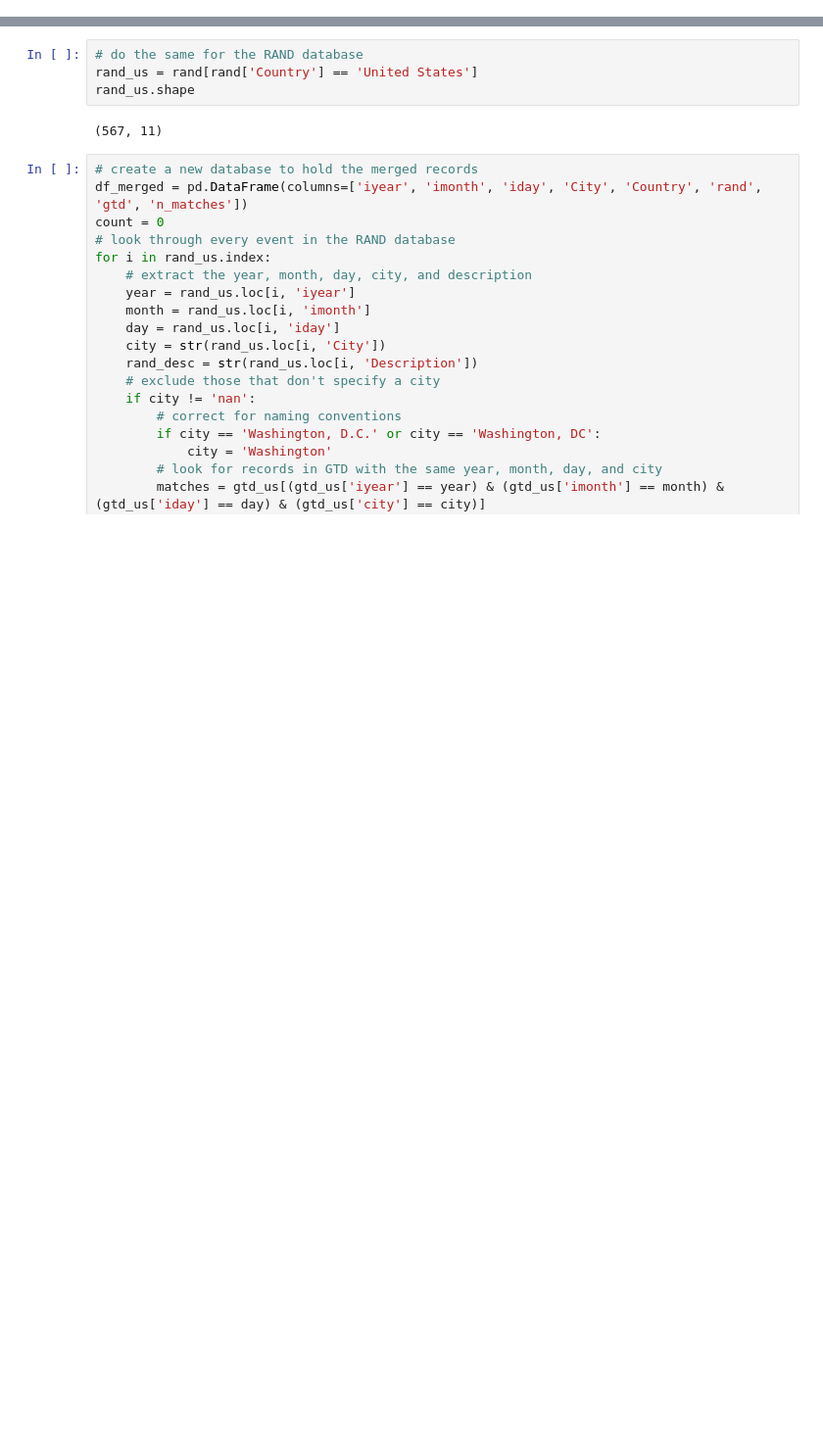
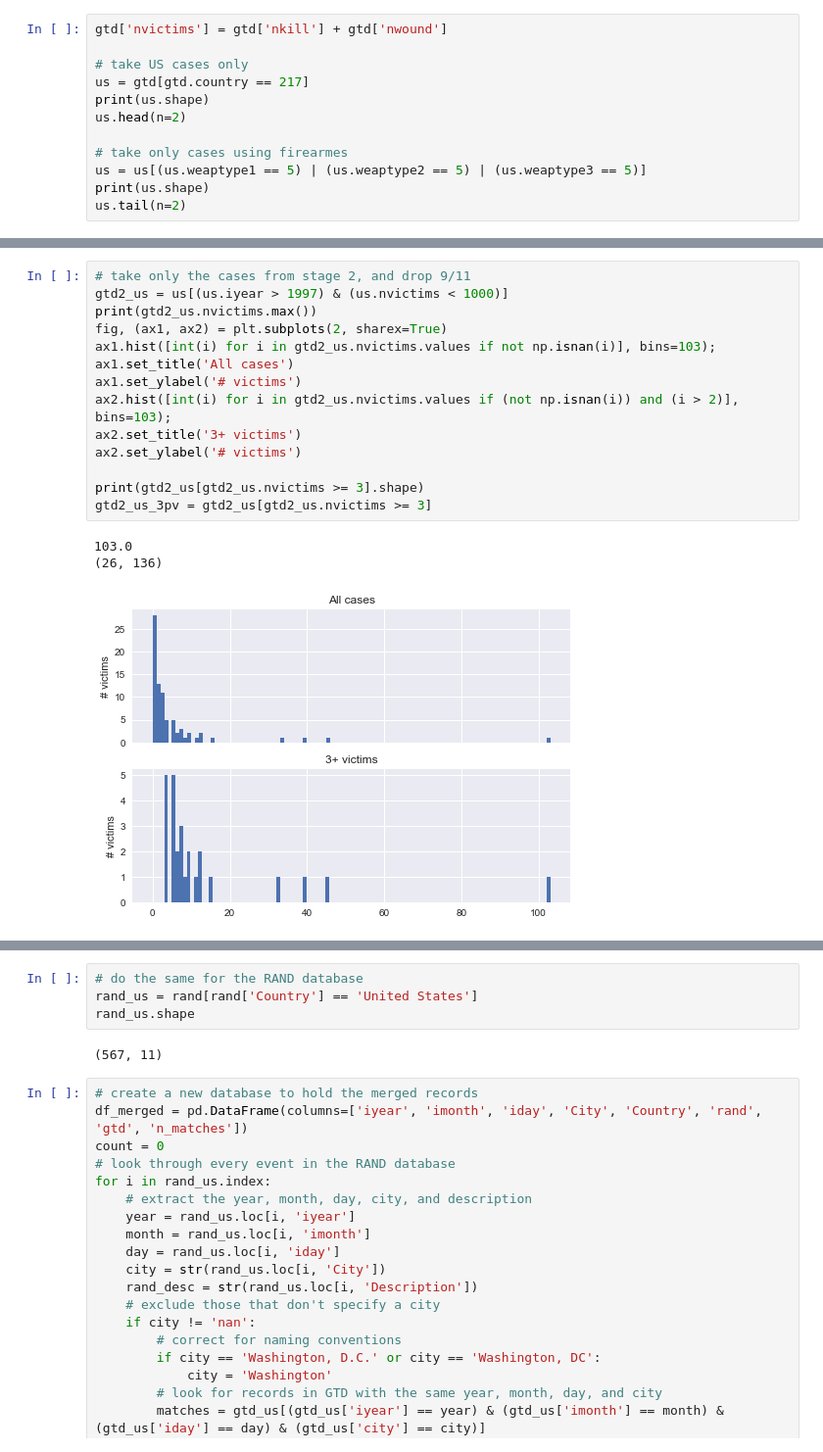
Before and after one commit to dallascard/terrorism, a Jupyter notebook: import databases.ipynb, the cells around one changed output, grey strips where cells are left out. Shown at 98% size. Drawn from its saved outputs; the diff is of its cells as text; blank space fills up the shorter version.

```diff
--- a/import databases.ipynb
+++ b/import databases.ipynb
@@ -53,0 +28,12 @@ rand.head()
+# %%
+gtd['nvictims'] = gtd['nkill'] + gtd['nwound']
+
+# take US cases only
+us = gtd[gtd.country == 217]
+print(us.shape)
+us.head(n=2)
+
+# take only cases using firearmes
+us = us[(us.weaptype1 == 5) | (us.weaptype2 == 5) | (us.weaptype3 == 5)]
+print(us.shape)
+us.tail(n=2)
@@ -71,0 +134,18 @@ rand.head()
+# %%
+# take only the cases from stage 2, and drop 9/11
+gtd2_us = us[(us.iyear > 1997) & (us.nvictims < 1000)]
+print(gtd2_us.nvictims.max())
+fig, (ax1, ax2) = plt.subplots(2, sharex=True)
+ax1.hist([int(i) for i in gtd2_us.nvictims.values if not np.isnan(i)], bins=103);
+ax1.set_title('All cases')
+ax1.set_ylabel('# victims')
+ax2.hist([int(i) for i in gtd2_us.nvictims.values if (not np.isnan(i)) and (i > 2)], bins=103);
+ax2.set_title('3+ victims')
+ax2.set_ylabel('# victims')
+
+print(gtd2_us[gtd2_us.nvictims >= 3].shape)
+gtd2_us_3pv = gtd2_us[gtd2_us.nvictims >= 3]
+# %% [output]
+103.0
+(26, 136)
+[figure, added]
```
Also changed, not shown: parts of 23 cells of this notebook, 5 other files.
